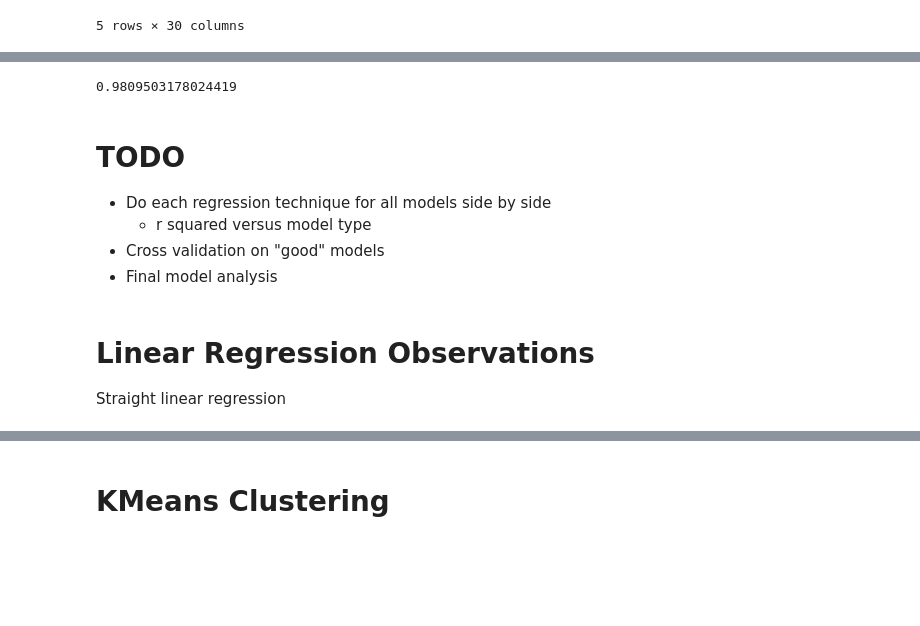
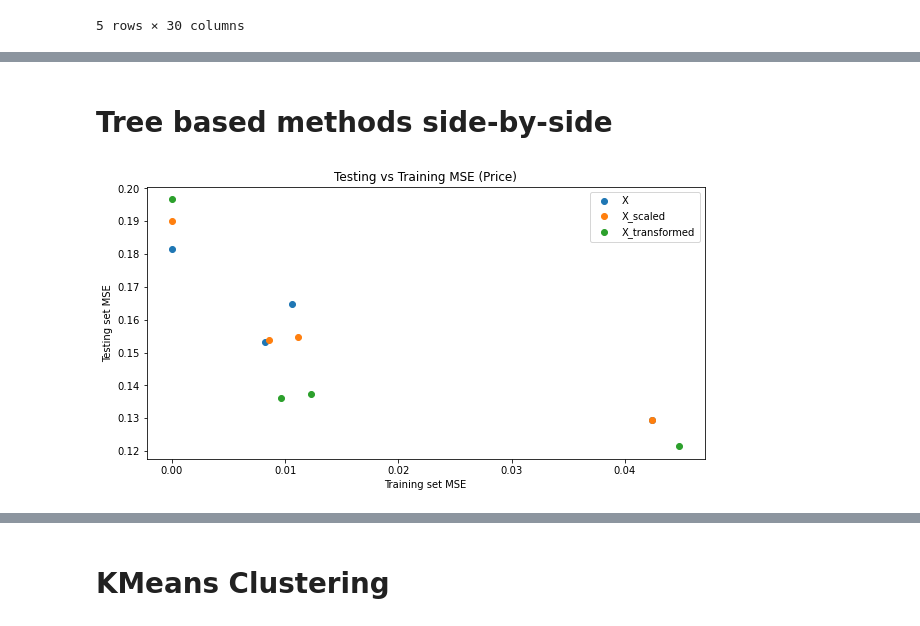
Before and after one commit to vcampos4545/ORIE-4740-Final-Project, a Jupyter notebook: WineDataAnalysis.ipynb, the cells around one changed output, grey strips where cells are left out. Cells and saved outputs as stored; diff of their text form; code cells hidden in the pictures; blank space fills up the shorter version.

```diff
--- a/WineDataAnalysis.ipynb
+++ b/WineDataAnalysis.ipynb
@@ -207,16 +105,0 @@ array([  6.10652598,   6.20073283,   6.93349578, ..., 414.36750613,
-# %%
-#Scale X
-scaler = StandardScaler().fit(X)
-X_scaled = scaler.transform(X)
-X_scaled = pd.DataFrame(X_scaled, columns=X.columns)
-
-#Transform X
-pca_scaled = PCA(n_components=len(list(X_scaled.columns)))
-X_transformed = pca_scaled.fit_transform(X_scaled)
-X_transformed = X_transformed[:, :10]
-
-#Train on X scaled and transformed
-reg = BaggingRegressor().fit(X_transformed, y)
-reg.score(X_transformed, y)
-# %% [output]
-0.9809503178024419
@@ -225,9 +106,51 @@ np.exp(reg.predict(X_transformed[:,:10]))
-# %% [markdown]
-# TODO
-- Do each regression technique for all models side by side
-    - r squared versus model type
-- Cross validation on "good" models
-- Final model analysis
-# %% [markdown]
-# Linear Regression Observations
-Straight linear regression
+# %% [markdown]
+# Tree based methods side-by-side
+# %%
+models = list()
+models.append(DecisionTreeRegressor())
+models.append(BaggingRegressor())
+models.append(RandomForestRegressor())
+models.append(GradientBoostingRegressor())
+
+#Scale X
+scaler = StandardScaler().fit(X)
+X_scaled = scaler.transform(X)
+X_scaled = pd.DataFrame(X_scaled, columns=X.columns)
+
+#Transform X
+pca_scaled = PCA(n_components=len(list(X_scaled.columns)))
+X_transformed = pca_scaled.fit_transform(X_scaled)
+X_transformed = pd.DataFrame(X_transformed[:, :15])
+
+plt.figure(figsize=(10,5))
+for i,x in enumerate([X, X_scaled, X_transformed]):
+    index = int(len(data)*(2/3))
+    X_train, X_test = x.iloc[:index,:], x.iloc[index:, :]
+    y_train, y_test = y[:index], y[index:]
+
+    train_errors = []
+    test_errors = []
+    for model in models:
+        model = model.fit(X_train,y_train)
+
+
+        y_train_hat = model.predict(X_train)
+        y_test_hat = model.predict(X_test)
+
+        train_errors.append(np.mean((y_train_hat - y_train) **2))
+        test_errors.append(np.mean((y_test_hat - y_test) **2))
+#         train_errors.append(model.score(X_train,y_train))
+#         test_errors.append(model.score(X_test,y_test))
+#         print(type(model).__name__)
+#         print(train_errors[-1], test_errors[-1])
+
+    plt.scatter(train_errors, test_errors)
+
+
+plt.title("Testing vs Training MSE (Price)")
+plt.xlabel("Training set MSE")
+plt.ylabel("Testing set MSE")
+plt.legend(labels=["X", "X_scaled", "X_transformed"])
+plt.show()
+# %% [output]
+[figure, added]
```
Also changed, not shown: parts of 41 cells of this notebook.
